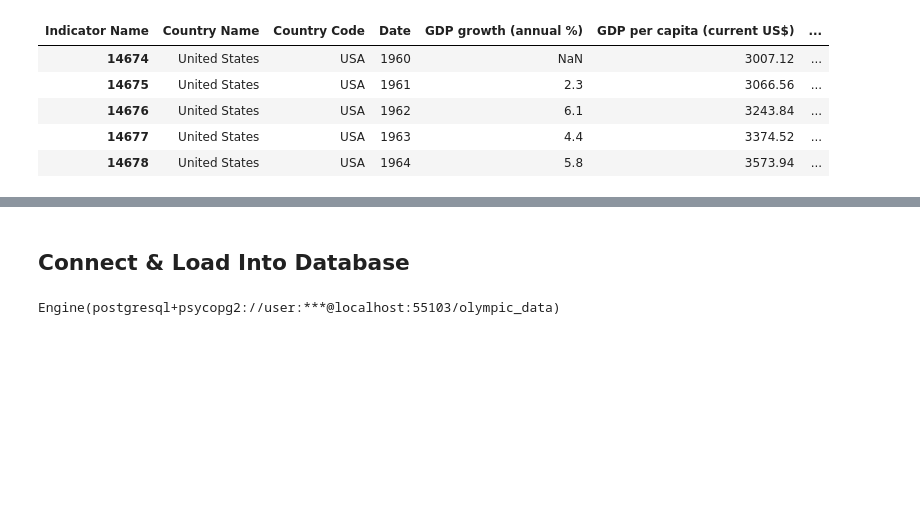
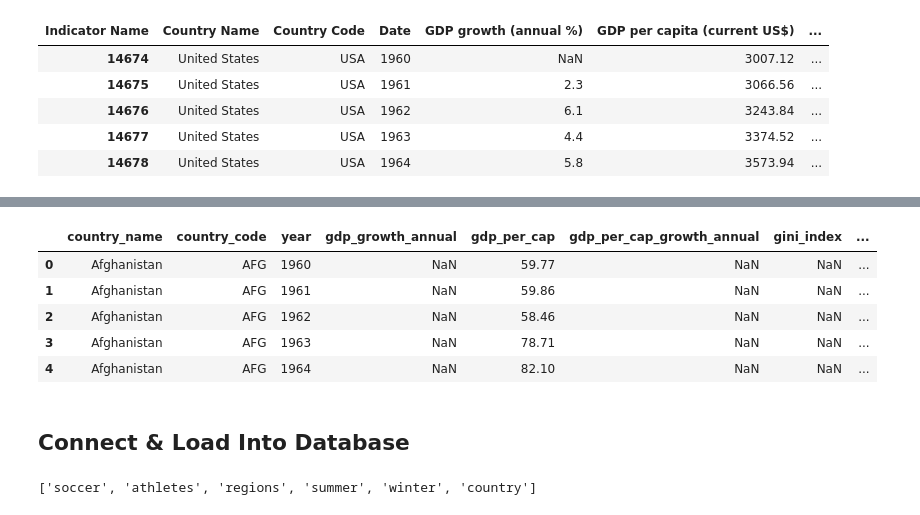
Before and after one commit to dpkeyes/Olympics-Soccer-Country-Analysis-ETLProject, a Jupyter notebook: countries_data.ipynb, the cells around one changed output, grey strips where cells are left out. Saved outputs shown, nothing was run; the diff lists cells and outputs as text; code cells hidden in the pictures; blank space fills up the shorter version.

```diff
--- a/countries_data.ipynb
+++ b/countries_data.ipynb
@@ -178,15 +176,25 @@ pop_growth_annual            15358 non-null float64
 pop_total                    15409 non-null float64
 dtypes: float64(7), object(3)
 memory usage: 1.2+ MB
+# %%
+df_test = df_pivot.head()
+df_test
+# %% [output]
+|  | country_name | country_code | year | gdp_growth_annual | gdp_per_cap | gdp_per_cap_growth_annual | gini_index | ... |
+| 0 | Afghanistan | AFG | 1960 | NaN | 59.77 | NaN | NaN | ... |
+| 1 | Afghanistan | AFG | 1961 | NaN | 59.86 | NaN | NaN | ... |
+| 2 | Afghanistan | AFG | 1962 | NaN | 58.46 | NaN | NaN | ... |
+| 3 | Afghanistan | AFG | 1963 | NaN | 78.71 | NaN | NaN | ... |
+| 4 | Afghanistan | AFG | 1964 | NaN | 82.10 | NaN | NaN | ... |
 # %% [markdown]
 ## Connect & Load Into Database
 # %%
 # Create connection
-engine = create_engine(f'postgresql+psycopg2://user:{password}@localhost:55103/olympic_data')
-engine
+engine = create_engine(f'postgresql+psycopg2://postgres:{password}@localhost:5432/olympic_data')
+
 # Confirm table
-# engine.table_names()
+engine.table_names()
 # %% [output]
-Engine(postgresql+psycopg2://user:***@localhost:55103/olympic_data)
+['soccer', 'athletes', 'regions', 'summer', 'winter', 'country']
 # %%
 # Load data frame to database
```
Also changed, not shown: parts of 14 cells of this notebook.
